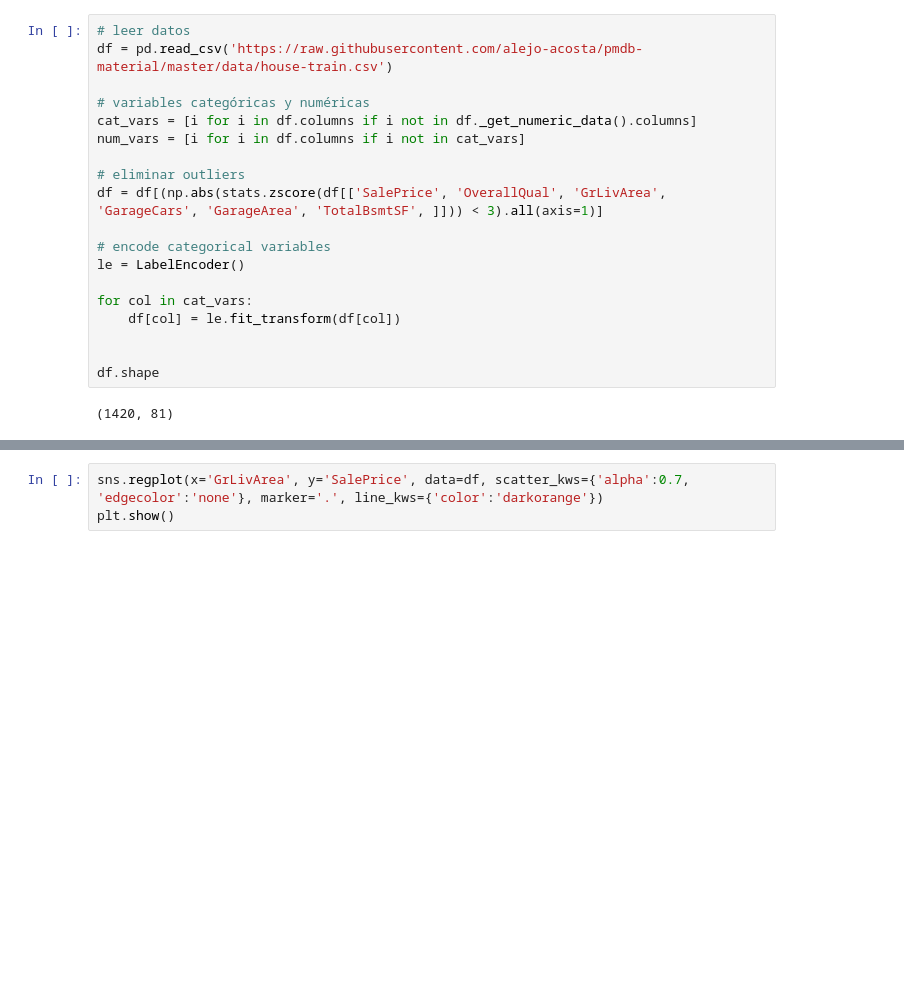
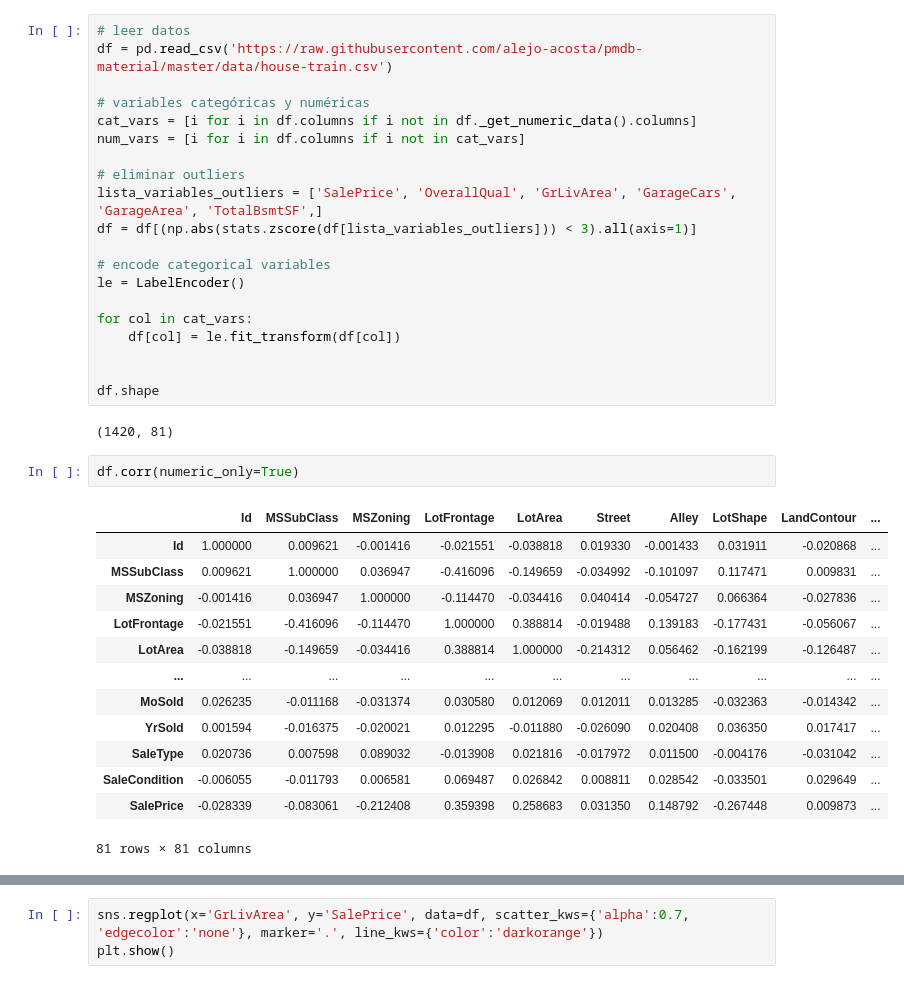
Before and after one commit to alejo-acosta/pmdb-material, a Jupyter notebook: 5.0-modelamiento.ipynb, the cells around one changed output, grey strips where cells are left out. Drawn from its saved outputs; the diff is of its cells as text; blank space fills up the shorter version.

```diff
--- a/5.0-modelamiento.ipynb
+++ b/5.0-modelamiento.ipynb
@@ -71,7 +70,8 @@ cat_vars = [i for i in df.columns if i not in df._get_numeric_data().columns]
 num_vars = [i for i in df.columns if i not in cat_vars]
 
 # eliminar outliers
-df = df[(np.abs(stats.zscore(df[['SalePrice', 'OverallQual', 'GrLivArea', 'GarageCars', 'GarageArea', 'TotalBsmtSF', ]])) < 3).all(axis=1)]
+lista_variables_outliers = ['SalePrice', 'OverallQual', 'GrLivArea', 'GarageCars', 'GarageArea', 'TotalBsmtSF',]
+df = df[(np.abs(stats.zscore(df[lista_variables_outliers])) < 3).all(axis=1)]
 
 # encode categorical variables
 le = LabelEncoder()
@@ -83,4 +83,20 @@ for col in cat_vars:
 df.shape
 # %% [output]
 (1420, 81)
+# %%
+df.corr(numeric_only=True)
+# %% [output]
+|  | Id | MSSubClass | MSZoning | LotFrontage | LotArea | Street | Alley | LotShape | LandContour | ... |
+| Id | 1.000000 | 0.009621 | -0.001416 | -0.021551 | -0.038818 | 0.019330 | -0.001433 | 0.031911 | -0.020868 | ... |
+| MSSubClass | 0.009621 | 1.000000 | 0.036947 | -0.416096 | -0.149659 | -0.034992 | -0.101097 | 0.117471 | 0.009831 | ... |
+| MSZoning | -0.001416 | 0.036947 | 1.000000 | -0.114470 | -0.034416 | 0.040414 | -0.054727 | 0.066364 | -0.027836 | ... |
+| LotFrontage | -0.021551 | -0.416096 | -0.114470 | 1.000000 | 0.388814 | -0.019488 | 0.139183 | -0.177431 | -0.056067 | ... |
+| LotArea | -0.038818 | -0.149659 | -0.034416 | 0.388814 | 1.000000 | -0.214312 | 0.056462 | -0.162199 | -0.126487 | ... |
+| ... | ... | ... | ... | ... | ... | ... | ... | ... | ... | ... |
+| MoSold | 0.026235 | -0.011168 | -0.031374 | 0.030580 | 0.012069 | 0.012011 | 0.013285 | -0.032363 | -0.014342 | ... |
+| YrSold | 0.001594 | -0.016375 | -0.020021 | 0.012295 | -0.011880 | -0.026090 | 0.020408 | 0.036350 | 0.017417 | ... |
+| SaleType | 0.020736 | 0.007598 | 0.089032 | -0.013908 | 0.021816 | -0.017972 | 0.011500 | -0.004176 | -0.031042 | ... |
+| SaleCondition | -0.006055 | -0.011793 | 0.006581 | 0.069487 | 0.026842 | 0.008811 | 0.028542 | -0.033501 | 0.029649 | ... |
+| SalePrice | -0.028339 | -0.083061 | -0.212408 | 0.359398 | 0.258683 | 0.031350 | 0.148792 | -0.267448 | 0.009873 | ... |
+81 rows × 81 columns
 # %%
```
Also changed, not shown: parts of 18 cells of this notebook, 53 other files.
